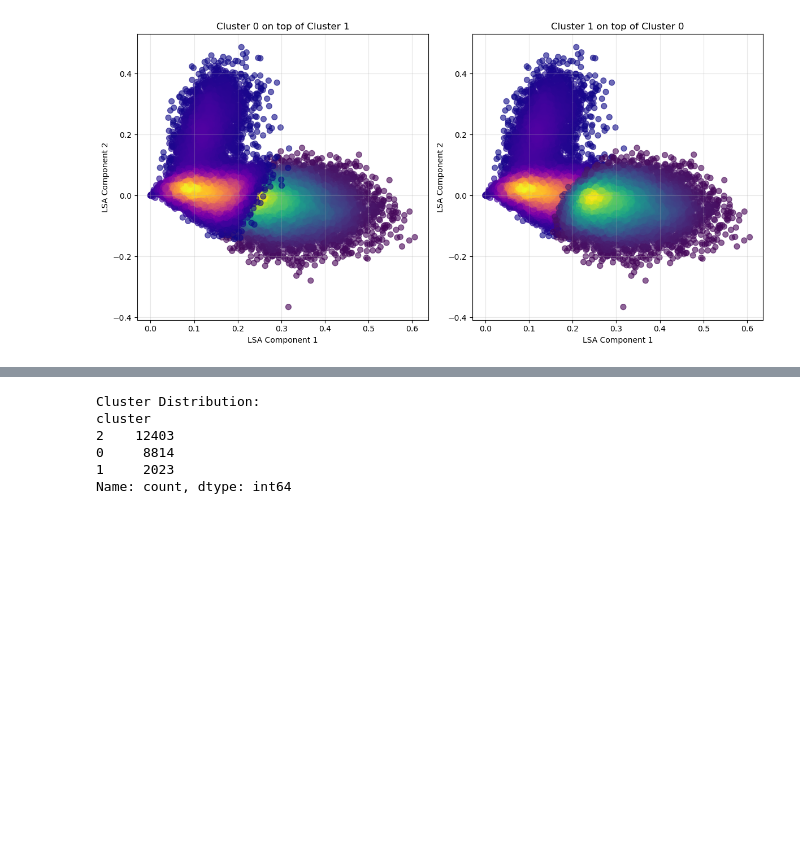
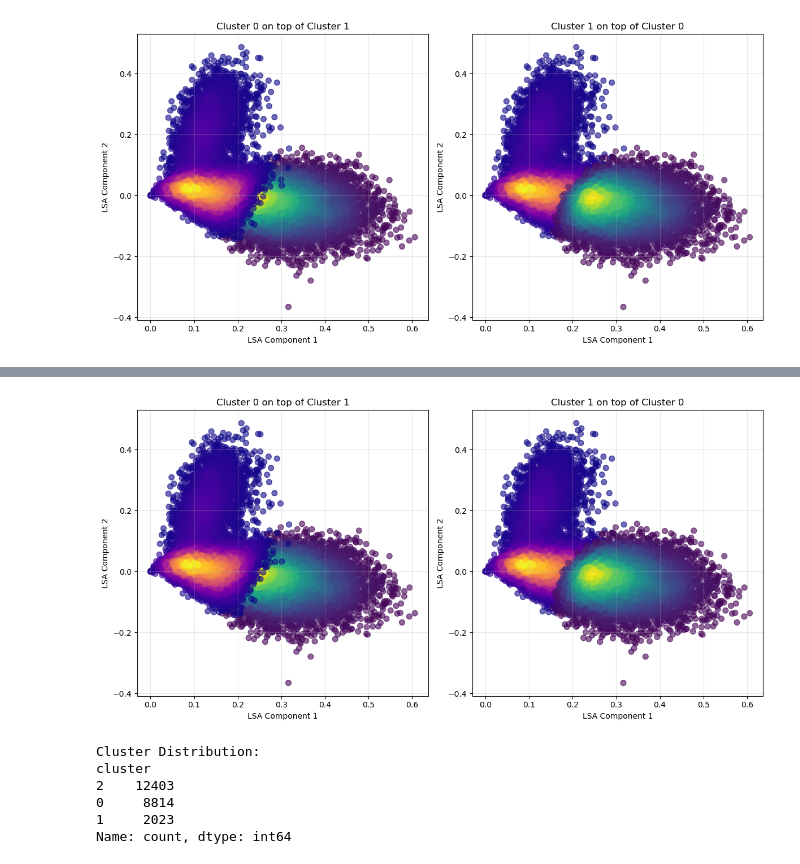
Before and after one commit to yuk068/mental-health-corpus, a Jupyter notebook: G_k_means.ipynb, the cells around one changed output, grey strips where cells are left out. Drawn from its saved outputs; the diff is of its cells as text; code cells hidden in the pictures; blank space fills up the shorter version.

```diff
--- a/G_k_means.ipynb
+++ b/G_k_means.ipynb
@@ -103,3 +103,97 @@ cluster
 0     9511
 Name: count, dtype: int64
 [figure]
+# %%
+# Load data
+cleaned_corpus = pd.read_csv('data/cleaned_mhc.csv')
+
+# Apply TF-IDF
+tfidf = TfidfVectorizer(max_features=3500)
+tfidf_matrix = tfidf.fit_transform(cleaned_corpus['text'])
+
+# Step 1: Reduce TF-IDF to 100 components using LSA
+lsa_100 = TruncatedSVD(n_components=100, random_state=42)
+lsa_100_matrix = lsa_100.fit_transform(tfidf_matrix)
+
+# Step 2: Cluster the 100-dimensional LSA data
+n_clusters = 2
+kmeans = KMeans(n_clusters=n_clusters, random_state=42)
+cleaned_corpus['cluster'] = kmeans.fit_predict(lsa_100_matrix)
+
+# Step 3: Reduce original TF-IDF to 2 dimensions for visualization
+lsa_2 = TruncatedSVD(n_components=2, random_state=42)
+doc_coords = lsa_2.fit_transform(tfidf_matrix)
+
+# Function to create density plots
+def create_density_plots(doc_coords, labels):
+    fig, axs = plt.subplots(1, 2, figsize=(12, 6))
+    colors = ['viridis', 'plasma']
+
+    mask0 = labels == 0
+    mask1 = labels == 1
+
+    cluster0_points = doc_coords[mask0]
+    cluster1_points = doc_coords[mask1]
+
+    xy0 = np.vstack([cluster0_points[:, 0], cluster0_points[:, 1]])
+    density0 = gaussian_kde(xy0)(xy0)
+    density0 = (density0 - density0.min()) / (density0.max() - density0.min())
+
+    xy1 = np.vstack([cluster1_points[:, 0], cluster1_points[:, 1]])
+    density1 = gaussian_kde(xy1)(xy1)
+    density1 = (density1 - density1.min()) / (density1.max() - density1.min())
+
+    axs[0].scatter(
+        cluster0_points[:, 0],
+        cluster0_points[:, 1],
+        c=density0,
+        cmap=colors[0],
+        s=50,
+        alpha=0.6
+    )
+    axs[0].scatter(
+        cluster1_points[:, 0],
+        cluster1_points[:, 1],
+        c=density1,
+        cmap=colors[1],
+        s=50,
+        alpha=0.6
+    )
+    axs[0].set_title('Cluster 0 on top of Cluster 1')
+    axs[0].grid(True, alpha=0.3)
+
+    axs[1].scatter(
+        cluster1_points[:, 0],
+        cluster1_points[:, 1],
+        c=density1,
+        cmap=colors[1],
+        s=50,
+        alpha=0.6
+    )
+    axs[1].scatter(
+        cluster0_points[:, 0],
+        cluster0_points[:, 1],
+        c=density0,
+        cmap=colors[0],
+        s=50,
+        alpha=0.6
+    )
+    axs[1].set_title('Cluster 1 on top of Cluster 0')
+    axs[1].grid(True, alpha=0.3)
+
+    for ax in axs:
+        ax.set_xlabel('LSA Component 1')
+        ax.set_ylabel('LSA Component 2')
+
+    plt.tight_layout()
+    return plt
+
+# Plot and show cluster density
+plt.style.use('default')
+plot = create_density_plots(doc_coords, cleaned_corpus['cluster'])
+
+print("\nCluster Distribution:")
+print(cleaned_corpus['cluster'].value_counts())
+
+plt.show()
+# %% [output]
@@ -106,3 +205,4 @@ Name: count, dtype: int64
+[figure, added]
 # %%
 n_clusters = 3
 kmeans = KMeans(n_clusters=n_clusters, random_state=42)
```
Also changed, not shown: parts of 1 cell of this notebook, 4 other files.
